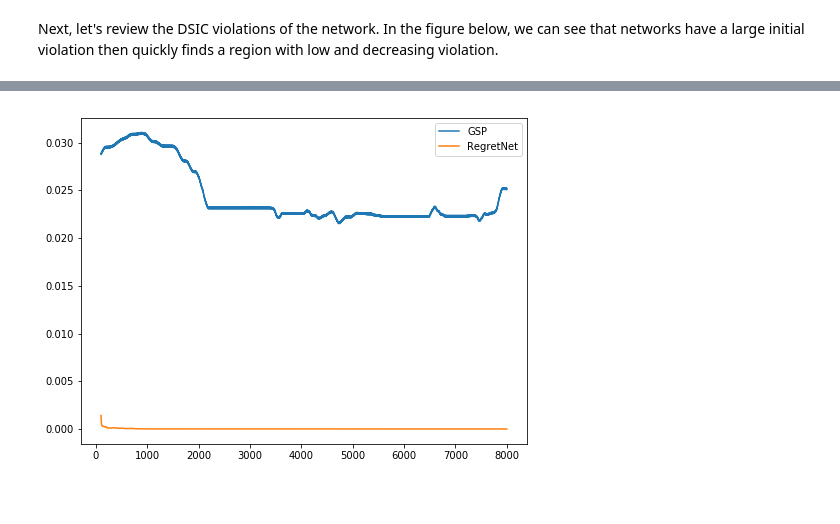
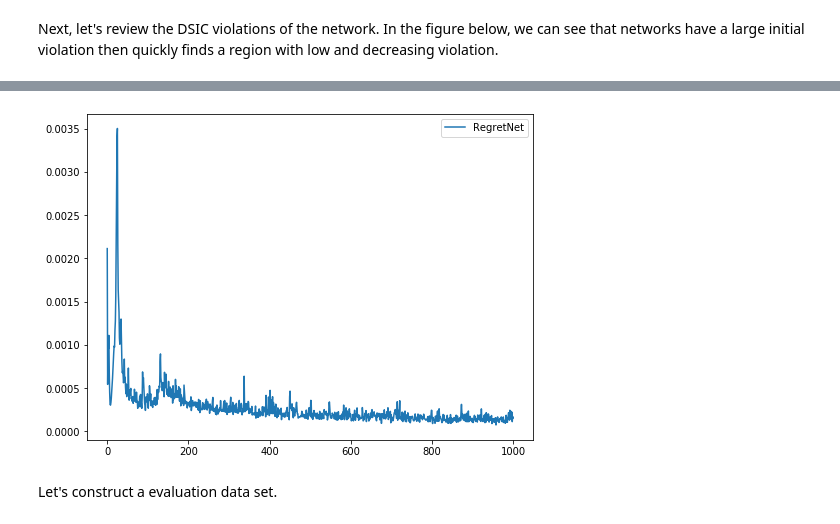
Before and after one commit to OdetteRoest/learning-auctions, a Jupyter notebook: learning-position-auctions.ipynb, the cells around one changed output, grey strips where cells are left out. Saved outputs shown, nothing was run; the diff lists cells and outputs as text; code cells hidden in the pictures; blank space fills up the shorter version.

```diff
--- a/learning-position-auctions.ipynb
+++ b/learning-position-auctions.ipynb
@@ -386,10 +67,0 @@ Finally, we can define the RegretNet mechanism:
-# %%
-def create_regret_net(bidders, signal_count, hidden_layers=2, hidden_units=100):
-    return MechanismNet(
-        RegretNetAllocation(bidders, signal_count, hidden_layers, hidden_units),
-        RegretNetPayment(bidders, signal_count, hidden_layers, hidden_units))
-
-def create_position_regret_net(bidders, signal_count, hidden_layers=10, hidden_units=10):
-    return SequentialSlotMechanismNet(
-        [create_regret_net(bidders, signal_count, hidden_layers=hidden_layers, hidden_units=hidden_units) for _ in range(len(slot_weights))],
-        slot_weights)
@@ -398,16 +89,22 @@ def create_position_regret_net(bidders, signal_count, hidden_layers=10, hidden_u
 # %% [markdown]
 The networks will train on data that is sampled from the value distribution, which is loaded into a `DataLoader`.
 # %%
+import torch.utils.data as data_utils
+
 sample_size = 2**11
 batch_size = 2**8
 epochs = 1000
 
-indepedent_components = torch.rand(sample_size, bidders)
-common_components = torch.rand(sample_size, 1)
-values = indepedent_components * common_components
+inputs = torch.rand(sample_size, bidders)
 
-values_and_signals_loader=data_utils.DataLoader(
-    data_utils.TensorDataset(values, common_components),
+eval_inputs = torch.rand(sample_size, bidders)
+
+inputs_loader=data_utils.DataLoader(
+    data_utils.TensorDataset(inputs),
     batch_size=batch_size)
+
+eval_inputs_loader=data_utils.DataLoader(
+    data_utils.TensorDataset(eval_inputs),
+    batch_size=batch_size)
 # %% [markdown]
 Before training the networks, let's establish a GSP baseline.
@@ -418,7 +122,6 @@ gsp_report = evaluate(gsp, gsp_responders, values_and_signals_loader, epochs=epo
 # %% [markdown]
 We now create a simple RegretNet instance.
 # %%
-regret_net = create_position_regret_net(bidders,1).to(device)
-regret_net_responders = [Responder(bidder, 100).to(device) for bidder in range(bidders)]
+regret_net = create_position_regret_net(bidders).to(device)
 # %% [markdown]
 We loop over the data for a number of epochs and record traces of the networks learning.
@@ -427,2 +128,14 @@ regret_net_report = train(regret_net, regret_net_responders, values_and_signals_
+# %%
+regret_net_report = pd.DataFrame(
+    dmch.train(
+        regret_net,
+        inputs_loader,
+        bidders,
+        epochs=epochs,
+        device=device,
+        rho=1e2,
+        mechanism_lr=1e-2,
+        misreport_lr=1e-1,
+        misreport_epochs=10))
 # %% [markdown]
 Next, let's review the DSIC violations of the network. In the figure below, we can see that networks have a large initial violation then quickly finds a region with low and decreasing violation.
@@ -429,7 +148,9 @@ Next, let's review the DSIC violations of the network. In the figure below, we c
 # %%
 fig, ax = plt.subplots(figsize=(8,6));
-ax.plot(gsp_report[['total_dsic_violation']].rolling(100).mean(), label='GSP');
-ax.plot(regret_net_report[['total_dsic_violation']].rolling(100).mean(), label='RegretNet');
+#ax.axhline(y=gsp_report.mean()[['total_dsic_violation']].values);
+ax.plot(regret_net_report.groupby('epoch').mean()[['total_dsic_violation']], label='RegretNet');
 ax.legend();
 # %% [output]
-[figure, old version]
+[figure, new version]
+# %% [markdown]
+Let's construct a evaluation data set.
```
Also changed, not shown: parts of 36 cells of this notebook.
